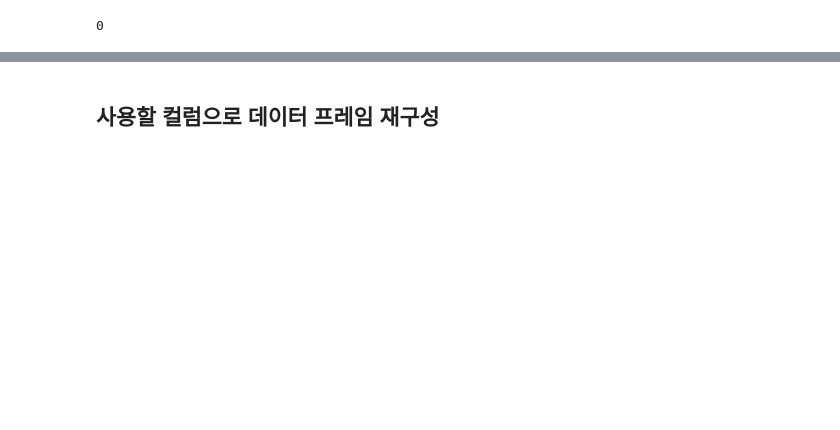
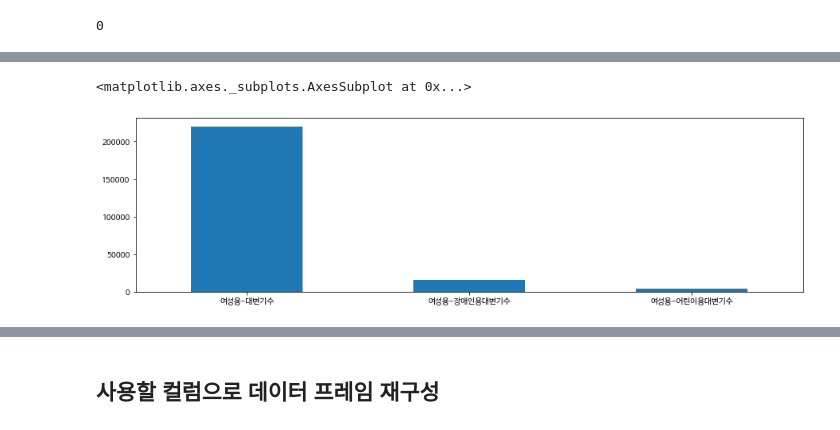
Before and after one commit to SonHyeok/toilet, a Jupyter notebook: 공중화장실.ipynb, the cells around one changed output, grey strips where cells are left out. Cells and saved outputs as stored; diff of their text form; code cells hidden in the pictures; blank space fills up the shorter version.

```diff
--- a/공중화장실.ipynb
+++ b/공중화장실.ipynb
@@ -110,0 +240,2 @@ import googlemaps
+# %%
+df_woman = df[['여성용-대변기수',	'여성용-장애인용대변기수',	'여성용-어린이용대변기수']]
@@ -110,0 +249,5 @@ import googlemaps
+# %%
+df_woman.sum().plot.bar(figsize = (15,4), rot = 0)
+# %% [output]
+<matplotlib.axes._subplots.AxesSubplot at 0x...>
+[figure, added]
```
Also changed, not shown: parts of 36 cells of this notebook.
